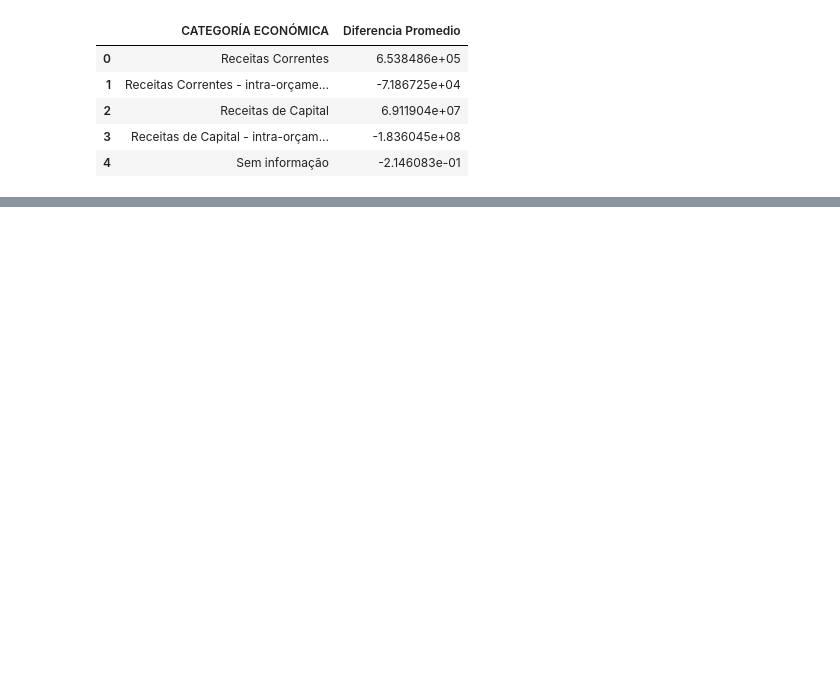
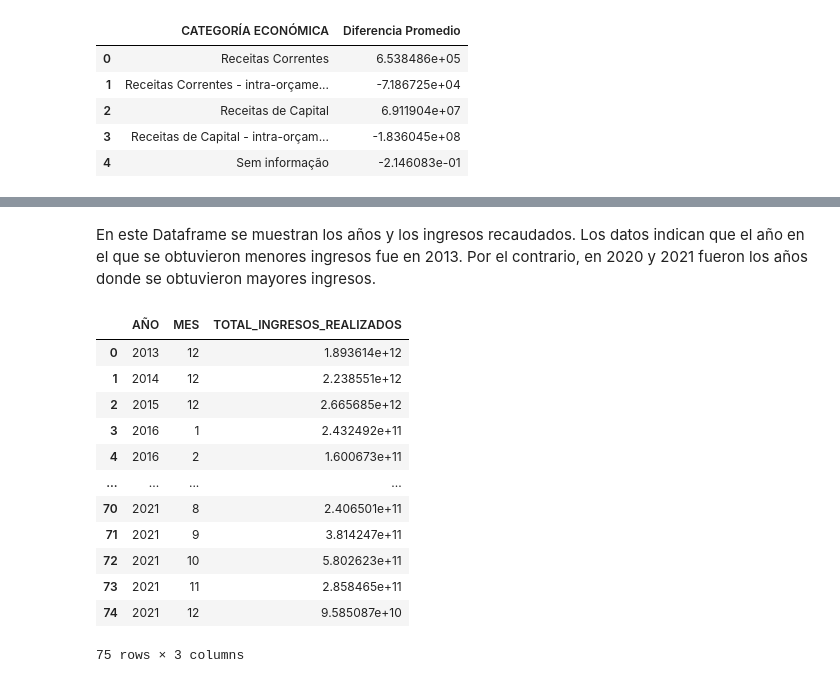
Before and after one commit to clausoler/Proyecto2_Brasil, a Jupyter notebook: ingresos_públicos_brasil.ipynb, the cells around one changed output, grey strips where cells are left out. Saved outputs shown, nothing was run; the diff lists cells and outputs as text; code cells hidden in the pictures; blank space fills up the shorter version.

```diff
--- a/ingresos_públicos_brasil.ipynb
+++ b/ingresos_públicos_brasil.ipynb
@@ -1638,0 +1727,30 @@ diferencias_promedio
+# %% [markdown]
+En este Dataframe se muestran los años y los ingresos recaudados. Los datos indican que el año en el que se obtuvieron menores ingresos fue en 2013. Por el contrario, en 2020 y 2021 fueron los años donde se obtuvieron mayores ingresos.
+# %%
+# 2. Análisis temporal
+
+# Agrupar los datos por mes y año juntos para comparar ingresos mes a mes a lo largo de los años
+ingresos_mes_año = df_datos_brasil.groupby(["AÑO EJERCICIO", "MES"])["VALOR REALIZADO"].sum().reset_index()
+
+# Renombrar las columnas para mayor claridad
+ingresos_mes_año.columns = ["AÑO", "MES", "TOTAL_INGRESOS_REALIZADOS"]
+
+# Ordenar los datos por año y mes
+ingresos_mes_año = ingresos_mes_año.sort_values(by=["AÑO", "MES"])
+
+# Mostrar el dataframe resultante
+ingresos_mes_año
+# %% [output]
+|  | AÑO | MES | TOTAL_INGRESOS_REALIZADOS |
+| 0 | 2013 | 12 | 1.893614e+12 |
+| 1 | 2014 | 12 | 2.238551e+12 |
+| 2 | 2015 | 12 | 2.665685e+12 |
+| 3 | 2016 | 1 | 2.432492e+11 |
+| 4 | 2016 | 2 | 1.600673e+11 |
+| ... | ... | ... | ... |
+| 70 | 2021 | 8 | 2.406501e+11 |
+| 71 | 2021 | 9 | 3.814247e+11 |
+| 72 | 2021 | 10 | 5.802623e+11 |
+| 73 | 2021 | 11 | 2.858465e+11 |
+| 74 | 2021 | 12 | 9.585087e+10 |
+75 rows × 3 columns
```
Also changed, not shown: parts of 16 cells of this notebook, 1 other file.
